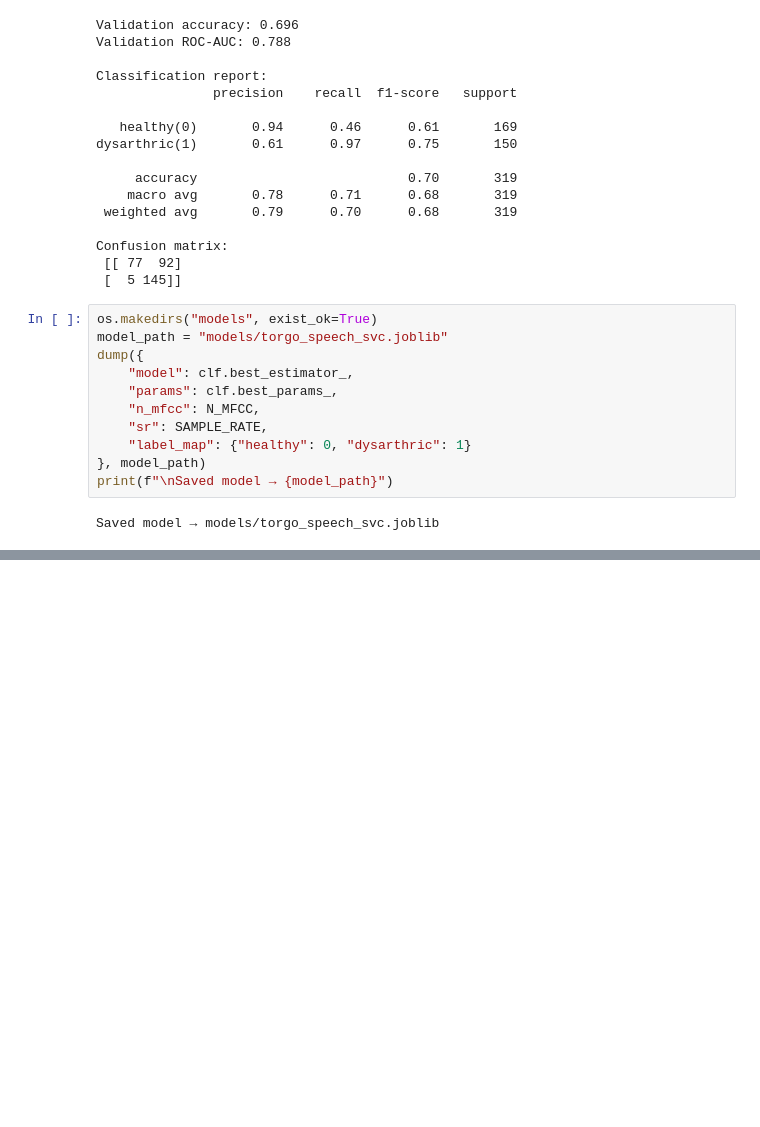
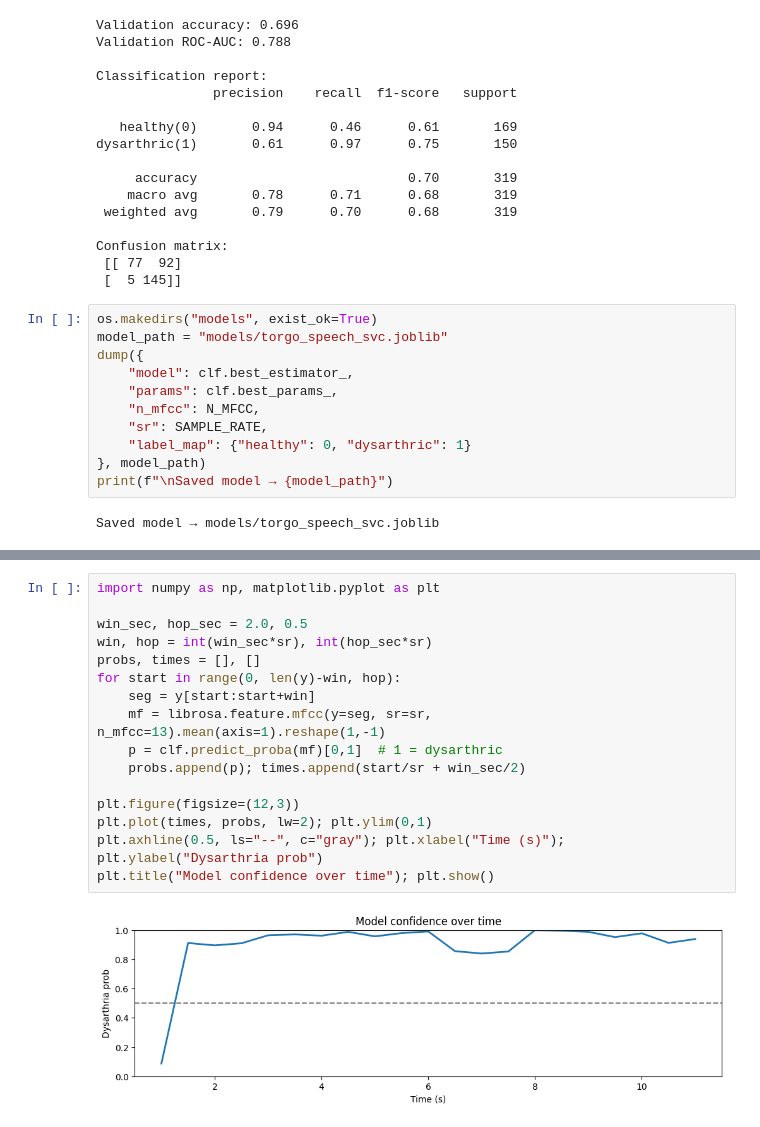
Before and after one commit to drexelProjects/cs614, a Jupyter notebook: dysarthriaDetection.ipynb, the cells around one changed output, grey strips where cells are left out. Saved outputs shown, nothing was run; the diff lists cells and outputs as text; blank space fills up the shorter version.

```diff
--- a/dysarthriaDetection.ipynb
+++ b/dysarthriaDetection.ipynb
@@ -212,0 +265,18 @@ Speech-based stroke probability for 'dysarthia.wav': 97.53%
+# %%
+import numpy as np, matplotlib.pyplot as plt
+
+win_sec, hop_sec = 2.0, 0.5
+win, hop = int(win_sec*sr), int(hop_sec*sr)
+probs, times = [], []
+for start in range(0, len(y)-win, hop):
+    seg = y[start:start+win]
+    mf = librosa.feature.mfcc(y=seg, sr=sr, n_mfcc=13).mean(axis=1).reshape(1,-1)
+    p = clf.predict_proba(mf)[0,1]  # 1 = dysarthric
+    probs.append(p); times.append(start/sr + win_sec/2)
+
+plt.figure(figsize=(12,3))
+plt.plot(times, probs, lw=2); plt.ylim(0,1)
+plt.axhline(0.5, ls="--", c="gray"); plt.xlabel("Time (s)"); plt.ylabel("Dysarthria prob")
+plt.title("Model confidence over time"); plt.show()
+# %% [output]
+[figure, added]
```
Also changed, not shown: parts of 9 cells of this notebook, 15 other files.
